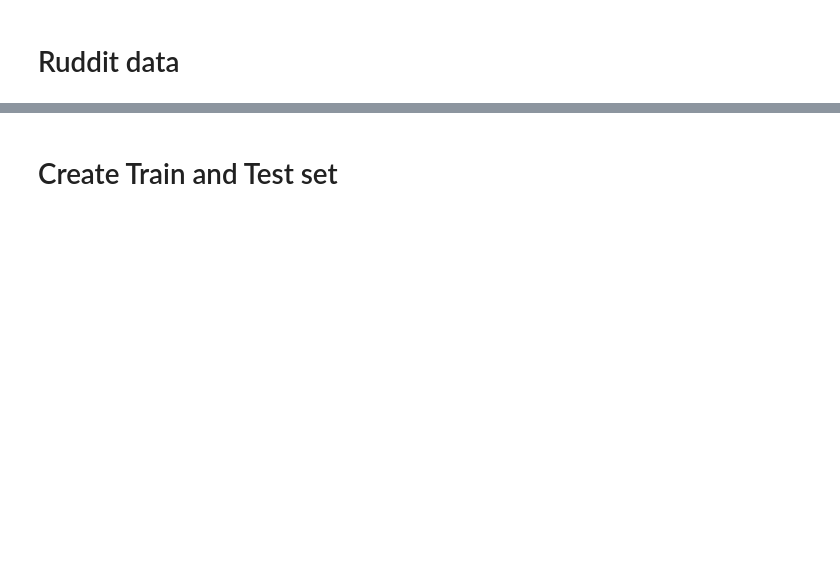
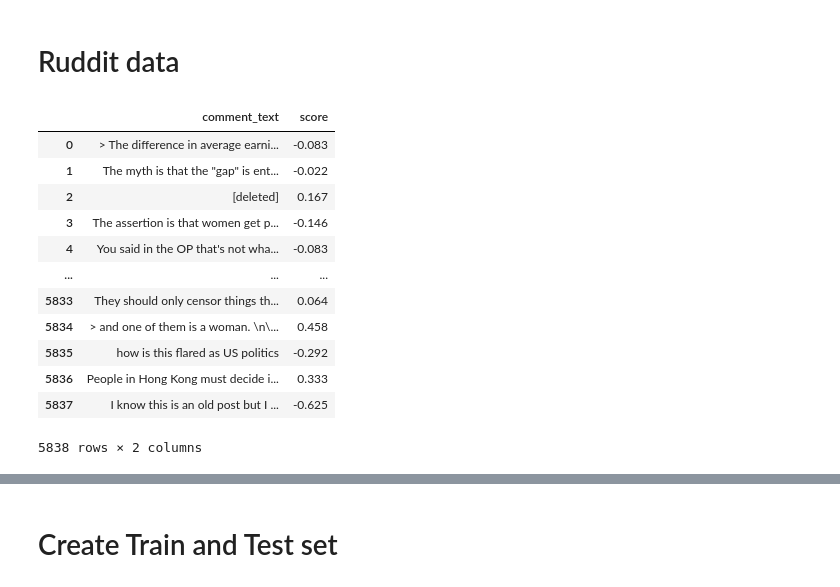
Before and after one commit to MonideepDe/Jigsaw-Severity-2021, a Jupyter notebook: notebooks/data_processing.ipynb, the cells around one changed output, grey strips where cells are left out. Saved outputs shown, nothing was run; the diff lists cells and outputs as text; code cells hidden in the pictures; blank space fills up the shorter version.

```diff
--- a/notebooks/data_processing.ipynb
+++ b/notebooks/data_processing.ipynb
@@ -333,2 +358,21 @@ jigsaw_train_df
 # %% [markdown]
 # Ruddit data
+# %%
+ruddit_df = pd.read_csv(Config.ruddit)
+ruddit_df = ruddit_df.rename(columns={'comment_id': 'id','txt': 'comment_text', 'offensiveness_score': 'score'})
+ruddit_df = ruddit_df[['comment_text', 'score']]
+ruddit_df
+# %% [output]
+|  | comment_text | score |
+| 0 | > The difference in average earni... | -0.083 |
+| 1 | The myth is that the "gap" is ent... | -0.022 |
+| 2 | [deleted] | 0.167 |
+| 3 | The assertion is that women get p... | -0.146 |
+| 4 | You said in the OP that's not wha... | -0.083 |
+| ... | ... | ... |
+| 5833 | They should only censor things th... | 0.064 |
+| 5834 | > and one of them is a woman. \n\... | 0.458 |
+| 5835 | how is this flared as US politics | -0.292 |
+| 5836 | People in Hong Kong must decide i... | 0.333 |
+| 5837 | I know this is an old post but I ... | -0.625 |
+5838 rows × 2 columns
```
Also changed, not shown: parts of 31 cells of this notebook, 11 other files.
